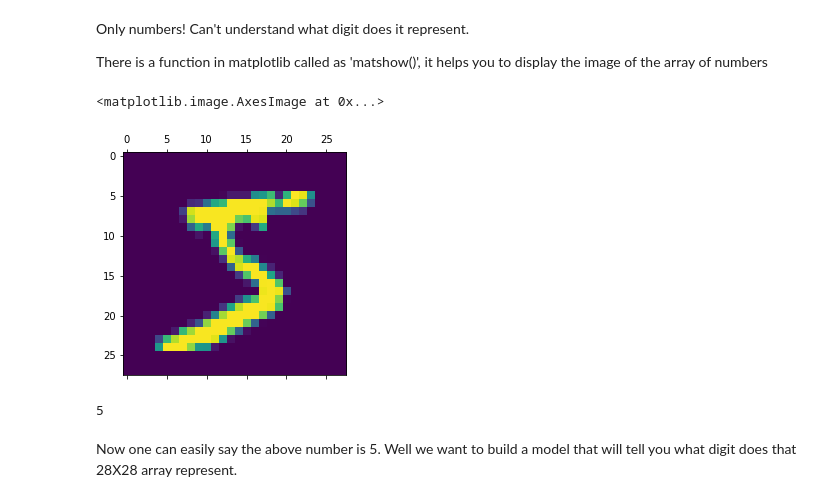
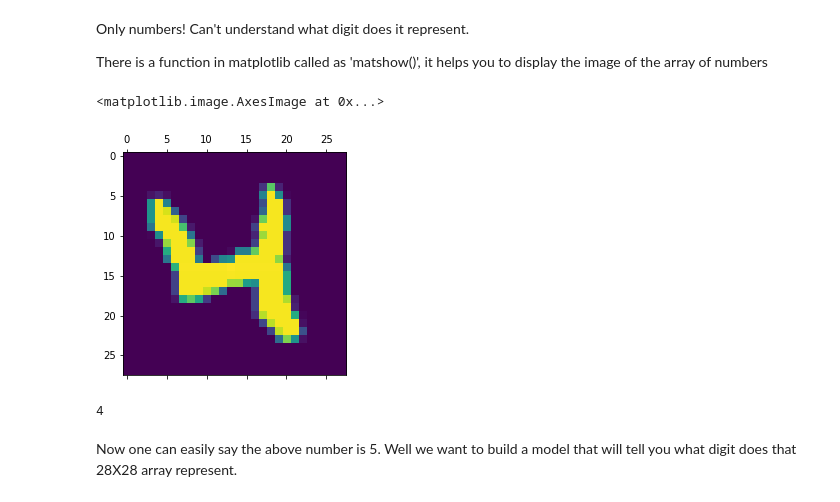
Before and after one commit to Justus-coded/DPhi-Bootcamps, a Jupyter notebook: MNIST_Multi_class_classification_model.ipynb, the cells around one changed output. Drawn from its saved outputs; the diff is of its cells as text; code cells hidden in the pictures.

```diff
--- a/MNIST_Multi_class_classification_model.ipynb
+++ b/MNIST_Multi_class_classification_model.ipynb
@@ -80,15 +103,15 @@ Only numbers! Can't understand what digit does it represent.
 
 There is a function in matplotlib called as 'matshow()', it helps you to display the image of the array of numbers
 # %%
-plt.matshow(X_train[0])
+plt.matshow(X_train[20])
 # %% [output]
 <matplotlib.image.AxesImage at 0x...>
-[figure, old version]
+[figure, new version]
 # %%
 # we can use y_train to cross check
-y_train[0]
+y_train[20]
 # %% [output]
-5
+4
 # %% [markdown]
 Now one can easily say the above number is 5. Well we want to build a model that will tell you what digit does that 28X28 array represent.
 # %%
```
Also changed, not shown: parts of 10 cells of this notebook, 1 other file.
